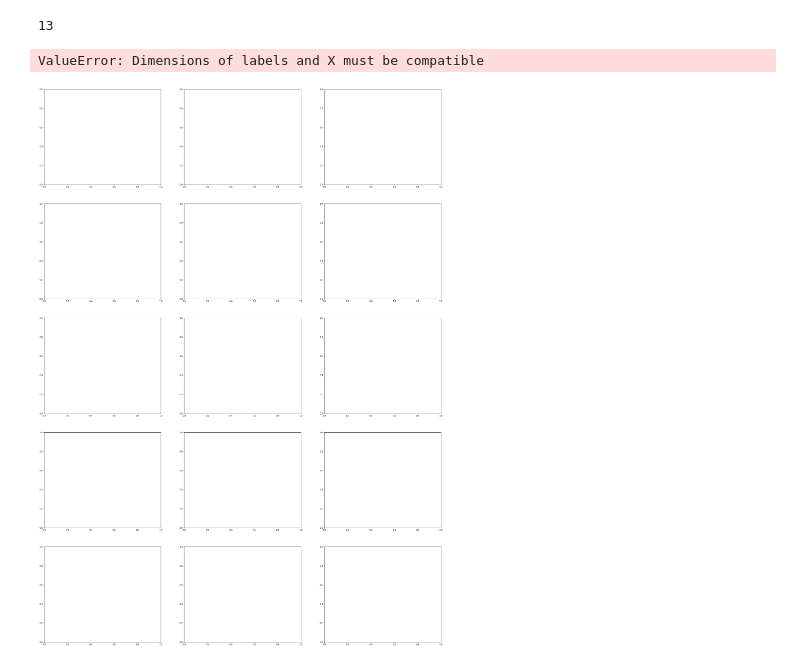
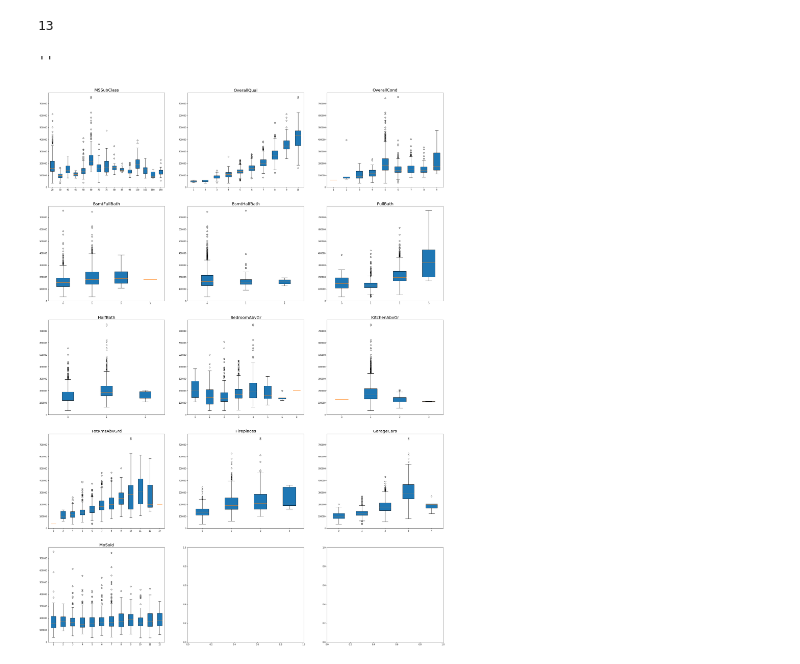
Before and after one commit to chirlas24/kaggle_HousingPricePredictor, a Jupyter notebook: HouseRate_GRN.ipynb, the cells around one changed output. Saved outputs shown, nothing was run; the diff lists cells and outputs as text; code cells hidden in the pictures.

```diff
--- a/HouseRate_GRN.ipynb
+++ b/HouseRate_GRN.ipynb
@@ -126,4 +127,4 @@ num_features
 # %%
-a = int(len(num_features)/4)
+a = int(len(num_features)/3)
 a
 # %% [output]
@@ -217,23 +218,24 @@ import seaborn as sns
 # %%
 fig, ax = plt.subplots(5, 3, figsize=(35,50))
 
 for i, feature in enumerate(num_features_dis):
+    data = train_data.groupby(feature)['SalePrice'].apply(list).groupby(level=0).apply(list)
     if i < 3:
-        ax[0, i].boxplot(train_data['SalePrice'], vert=True, patch_artist=True, labels=train_data[feature])
+        ax[0, i].boxplot(data, vert=True, patch_artist=True, labels=data.index)
         ax[0, i].set_title(feature, fontsize=20)
-#     if i < 6 and i >= 3:
-#         ax[1, i-3].sns.boxplot(x=feature, y="SalePrice", data=data)
-#         ax[1, i-3].set_title(feature, fontsize=20)
-#     if i < 9 and i >= 6:
-#         ax[2, i-6].sns.boxplot(x=feature, y="SalePrice", data=data)
-#         ax[2, i-6].set_title(feature, fontsize=20)
-#     if i < 12 and i >= 9:
-#         ax[3, i-9].sns.boxplot(x=feature, y="SalePrice", data=data)
-#         ax[3, i-9].set_title(feature, fontsize=20)
-#     if i < 15 and i >= 12:
-#         ax[4, i-12].sns.boxplot(x=feature, y="SalePrice", data=data)
-#         ax[4, i-12].set_title(feature, fontsize=20)
-# ;
+    if i < 6 and i >= 3:
+        ax[1, i-3].boxplot(data, vert=True, patch_artist=True, labels=data.index)
+        ax[1, i-3].set_title(feature, fontsize=20)
+    if i < 9 and i >= 6:
+        ax[2, i-6].boxplot(data, vert=True, patch_artist=True, labels=data.index)
+        ax[2, i-6].set_title(feature, fontsize=20)
+    if i < 12 and i >= 9:
+        ax[3, i-9].boxplot(data, vert=True, patch_artist=True, labels=data.index)
+        ax[3, i-9].set_title(feature, fontsize=20)
+    if i < 15 and i >= 12:
+        ax[4, i-12].boxplot(data, vert=True, patch_artist=True, labels=data.index)
+        ax[4, i-12].set_title(feature, fontsize=20)
+;
 # %% [output]
-ValueError: Dimensions of labels and X must be compatible
+''
-[figure, old version]
+[figure, new version]
```
Also changed, not shown: parts of 24 cells of this notebook, 4 other files.
